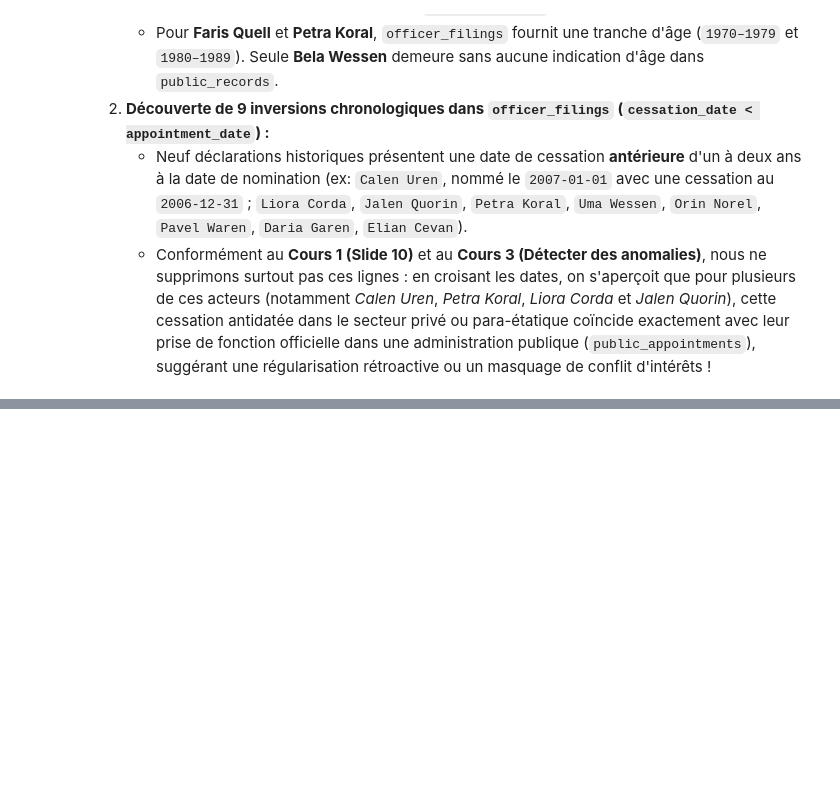
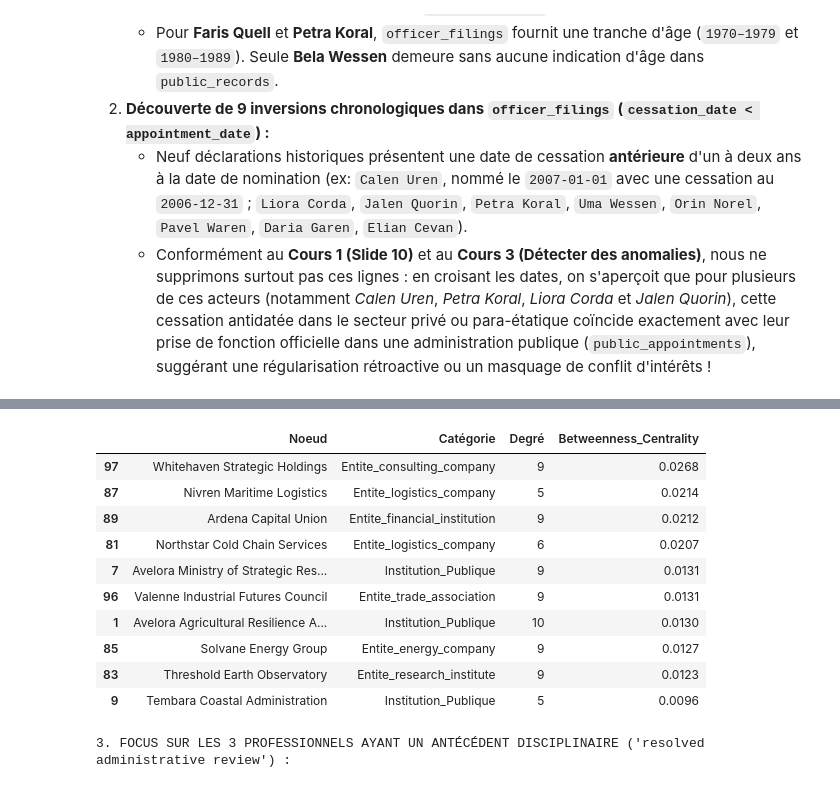
Before and after one commit to YasminaABBAS/20262027-UE-DataMining-Groupe10, a Jupyter notebook: Base_notebook_to_complete-checkpoint.ipynb, the cells around one changed output, grey strips where cells are left out. Drawn from its saved outputs; the diff is of its cells as text; code cells hidden in the pictures; blank space fills up the shorter version.

```diff
--- a/Base_notebook_to_complete-checkpoint.ipynb
+++ b/Base_notebook_to_complete-checkpoint.ipynb
@@ -970,0 +1150,66 @@ L'exécution de notre pipeline de nettoyage et de contrôle logique révèle tro
+# %%
+
+# MODÉLISATION EN GRAPHE (COURS 4) : RÉSEAU PUBLIC-PRIVÉ ET CENTRALITÉ
+
+import networkx as nx
+
+pa_clean = cleaned_public_records['public_appointments']
+
+# 1. Croisement direct entre Public Appointments et Officer Filings (Portes tournantes / Pantouflage)
+ponts_public_prive = pa_clean.merge(
+    of_enrichi, left_on='office_holder_name', right_on='full_name', suffixes=('_public', '_prive')
+)
+
+print(f"Nombre de mandataires publics ayant aussi un mandat dans officer_filings : {ponts_public_prive['office_holder_name'].nunique()} sur {pa_clean['office_holder_name'].nunique()} (48,0 %)")
+
+print("\n1. MATRICE D'ADJACENCE DES FLUX DE PANTOUFLAGE (INSTITUTION PUBLIQUE <-> ENTITÉ ENREGISTRÉE) :")
+matrice_pantouflage = pd.crosstab(ponts_public_prive['institution_name'], ponts_public_prive['legal_name'])
+display(matrice_pantouflage)
+
+# 2. Construction du graphe biparti G = (V, E)
+G = nx.Graph()
+
+for _, row in pa_clean.iterrows():
+    p = row['office_holder_name']
+    org = row['institution_name']
+    G.add_node(p, node_type='Personne')
+    G.add_node(org, node_type='Institution_Publique')
+    G.add_edge(p, org, source_table='public_appointments', role=row['office_title'])
+
+for _, row in of_enrichi.iterrows():
+    p = row['full_name']
+    org = row['legal_name']
+    G.add_node(p, node_type='Personne')
+    if org not in G:
+        G.add_node(org, node_type=f"Entite_{row['registered_entity_type']}")
+    G.add_edge(p, org, source_table='officer_filings', role=row['role_title'])
+
+print(f"\nPropriétés globales du graphe : |V| = {G.number_of_nodes()} nœuds, |E| = {G.number_of_edges()} arêtes, Densité = {nx.density(G):.4f}")
+print(f"Nombre de composantes connexes : {nx.number_connected_components(G)}")
+
+# 3. Calcul du Degré et de la Betweenness Centrality
+deg_dict = dict(G.degree())
+bc_dict = nx.betweenness_centrality(G)
+
+df_nodes = pd.DataFrame([
+    {
+        'Noeud': n,
+        'Catégorie': d.get('node_type'),
+        'Degré': deg_dict[n],
+        'Betweenness_Centrality': round(bc_dict[n], 4)
+    }
+    for n, d in G.nodes(data=True)
+])
+
+print("\n2. TOP 10 DES ORGANISATIONS LES PLUS CENTRALES (PONTS STRUCTURELS) :")
+display(df_nodes[df_nodes['Catégorie'] != 'Personne'].sort_values(by='Betweenness_Centrality', ascending=False).head(10))
+
+print("\n3. FOCUS SUR LES 3 PROFESSIONNELS AYANT UN ANTÉCÉDENT DISCIPLINAIRE ('resolved administrative review') :")
+disc_df = lp_clean[lp_clean['disciplinary_status'] != 'none'][
+    ['license_number', 'professional_name', 'profession', 'specialty', 'primary_facility_license', 'disciplinary_status']
+].merge(
+    of_enrichi[['full_name', 'legal_name', 'role_title', 'appointment_date', 'cessation_date', 'has_date_inversion']],
+    left_on='professional_name', right_on='full_name', how='left'
+)
+display(disc_df.drop(columns=['full_name']))
+# %% [output]
@@ -970,0 +1231,12 @@ L'exécution de notre pipeline de nettoyage et de contrôle logique révèle tro
+|  | Noeud | Catégorie | Degré | Betweenness_Centrality |
+| 97 | Whitehaven Strategic Holdings | Entite_consulting_company | 9 | 0.0268 |
+| 87 | Nivren Maritime Logistics | Entite_logistics_company | 5 | 0.0214 |
+| 89 | Ardena Capital Union | Entite_financial_institution | 9 | 0.0212 |
+| 81 | Northstar Cold Chain Services | Entite_logistics_company | 6 | 0.0207 |
+| 7 | Avelora Ministry of Strategic Res... | Institution_Publique | 9 | 0.0131 |
+| 96 | Valenne Industrial Futures Council | Entite_trade_association | 9 | 0.0131 |
+| 1 | Avelora Agricultural Resilience A... | Institution_Publique | 10 | 0.0130 |
+| 85 | Solvane Energy Group | Entite_energy_company | 9 | 0.0127 |
+| 83 | Threshold Earth Observatory | Entite_research_institute | 9 | 0.0123 |
+| 9 | Tembara Coastal Administration | Institution_Publique | 5 | 0.0096 |
+3. FOCUS SUR LES 3 PROFESSIONNELS AYANT UN ANTÉCÉDENT DISCIPLINAIRE ('resolved administrative review') :
```
Also changed, not shown: parts of 26 cells of this notebook.
